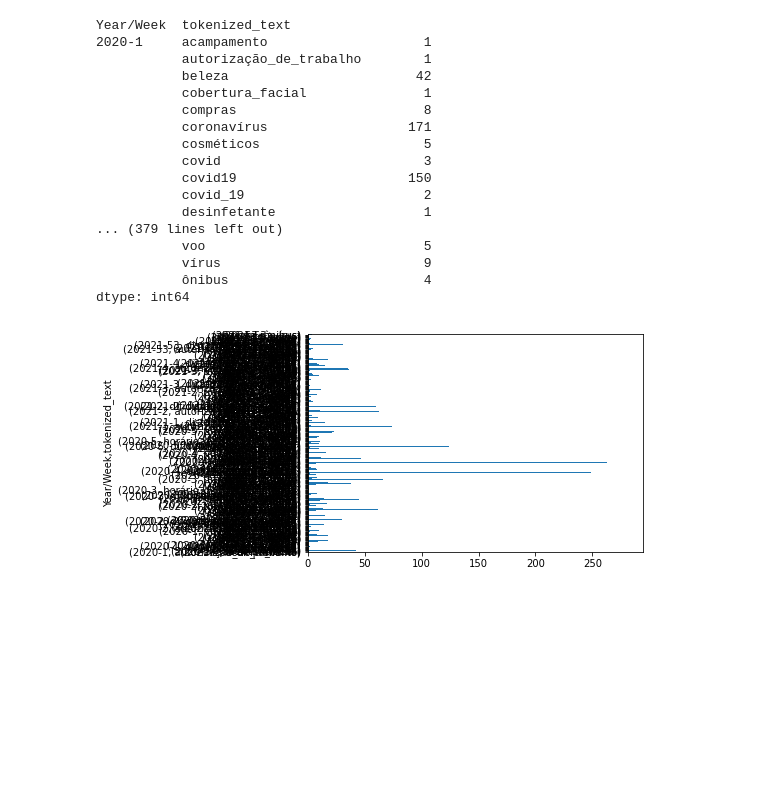
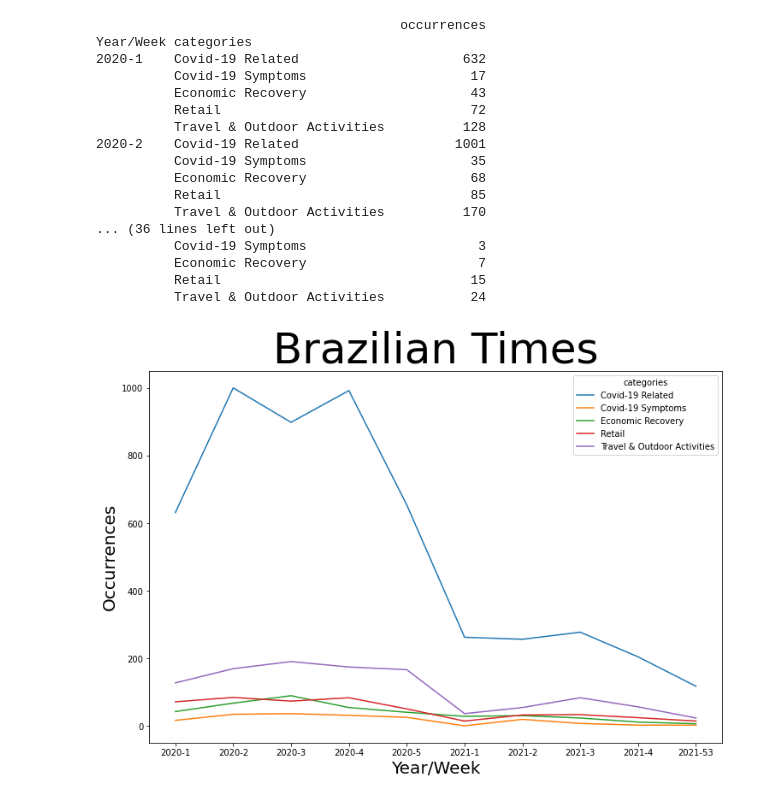
Before and after one commit to zahradaniar/summer2021internship, a Jupyter notebook: City Of Boston/analysis and graphs.ipynb, the cells around one changed output. Saved outputs shown, nothing was run; the diff lists cells and outputs as text; code cells hidden in the pictures; blank space fills up the shorter version.

```diff
--- a/City Of Boston/analysis and graphs.ipynb
+++ b/City Of Boston/analysis and graphs.ipynb
@@ -4,6 +4,8 @@ import numpy as np
 from nltk.tokenize import MWETokenizer
 import re
 import nltk
+import seaborn as sns
+
 
 import matplotlib.pyplot as plt
 
@@ -14,15 +16,15 @@ def explode_list(df, col):
 
 
 def tokenize(text):
-    a = re.sub(r'[^\w\s]','', text)
-    a = mwe.tokenize(a.lower().split())
-    tokens_with_keywords = [word for word in a if word in keyword['mwe'].tolist()]
-    return tokens_with_keywords
+        a = re.sub(r'[^\w\s]','', text)
+        a = mwe.tokenize(a.lower().split())
+        tokens_with_keywords = [word for word in a if word in keyword['mwe'].tolist()]
+        return tokens_with_keywords
 
 #get the keyword, put it in the dataframe with keyword, mwe (Multi-Word Expression Tokenizer ntlk)
-url = 'https://raw.githubusercontent.com/zahradaniar/summer2021internship/master/City%20Of%20Boston/portugese_keywords.csv'
+url = 'https://raw.githubusercontent.com/zahradaniar/summer2021internship/master/City%20Of%20Boston/portuguese_keywords_and_categories.csv'
 keyword = pd.read_csv(url, header=None)
-keyword.columns = ['keyword']
+keyword.columns = ['categories','keyword']
 keyword['mwe'] = keyword['keyword'].str.replace(' ','_')
 keyword['mwe'] = keyword['mwe'].str.lower()
 
@@ -37,6 +39,7 @@ df = pd.read_csv(url, index_col=[0])
 
 #combine the Title and Article
 df["Article"] = df["Title"] + df["Article"]
+df = df.dropna(subset=['Article'])
 df['tokenized_text'] = df.apply(lambda row: tokenize(row['Article']) , axis=1)
 
 #now we done with Article, drop everything but tokenized text
@@ -53,27 +56,33 @@ df['Date'] =  pd.to_datetime(df['Date'], format='%Y-%M-%d')
 df['Year/Week'] = df['Date'].apply(lambda x: "%d-%d" % (x.year, x.week))
 pd.set_option('display.max_rows', df.shape[0]+1)
 df.groupby(['Year/Week', 'tokenized_text']).size()
+cat_df = pd.merge(df, keyword,  how="left", left_on='tokenized_text', right_on='mwe')
+final = cat_df.groupby(['Year/Week', 'categories']).size().to_frame('occurrences')
+print(final)
 # %% [output]
-Year/Week  tokenized_text
-2020-1     acampamento                    1
-           autorização_de_trabalho        1
-           beleza                        42
-           cobertura_facial               1
-           compras                        8
-           coronavírus                  171
-           cosméticos                     5
-           covid                          3
-           covid19                      150
-           covid_19                       2
-           desinfetante                   1
-... (379 lines left out)
-           voo                            5
-           vírus                          9
-           ônibus                         4
-dtype: int64
+                                       occurrences
+Year/Week categories
+2020-1    Covid-19 Related                     632
+          Covid-19 Symptoms                     17
+          Economic Recovery                     43
+          Retail                                72
+          Travel & Outdoor Activities          128
+2020-2    Covid-19 Related                    1001
+          Covid-19 Symptoms                     35
+          Economic Recovery                     68
+          Retail                                85
+          Travel & Outdoor Activities          170
+... (36 lines left out)
+          Covid-19 Symptoms                      3
+          Economic Recovery                      7
+          Retail                                15
+          Travel & Outdoor Activities           24
-# %%
-df.groupby(['Year/Week', 'tokenized_text']).size().plot(kind='barh')   #--JohnE
-# Add xticks on the middle of the group bars
-plt.show()
-# %% [output]
-[figure, removed]
+# %%
+plt.figure(figsize=(12,8))
+b=sns.lineplot(data=final, x="Year/Week", y="occurrences", hue="categories")
+b.axes.set_title("Brazilian Times",fontsize=50)
+b.set_xlabel("Year/Week",fontsize=20)
+b.set_ylabel("Occurrences",fontsize=20)
+b.tick_params(labelsize=10)
+# %% [output]
+[figure, added]
```
